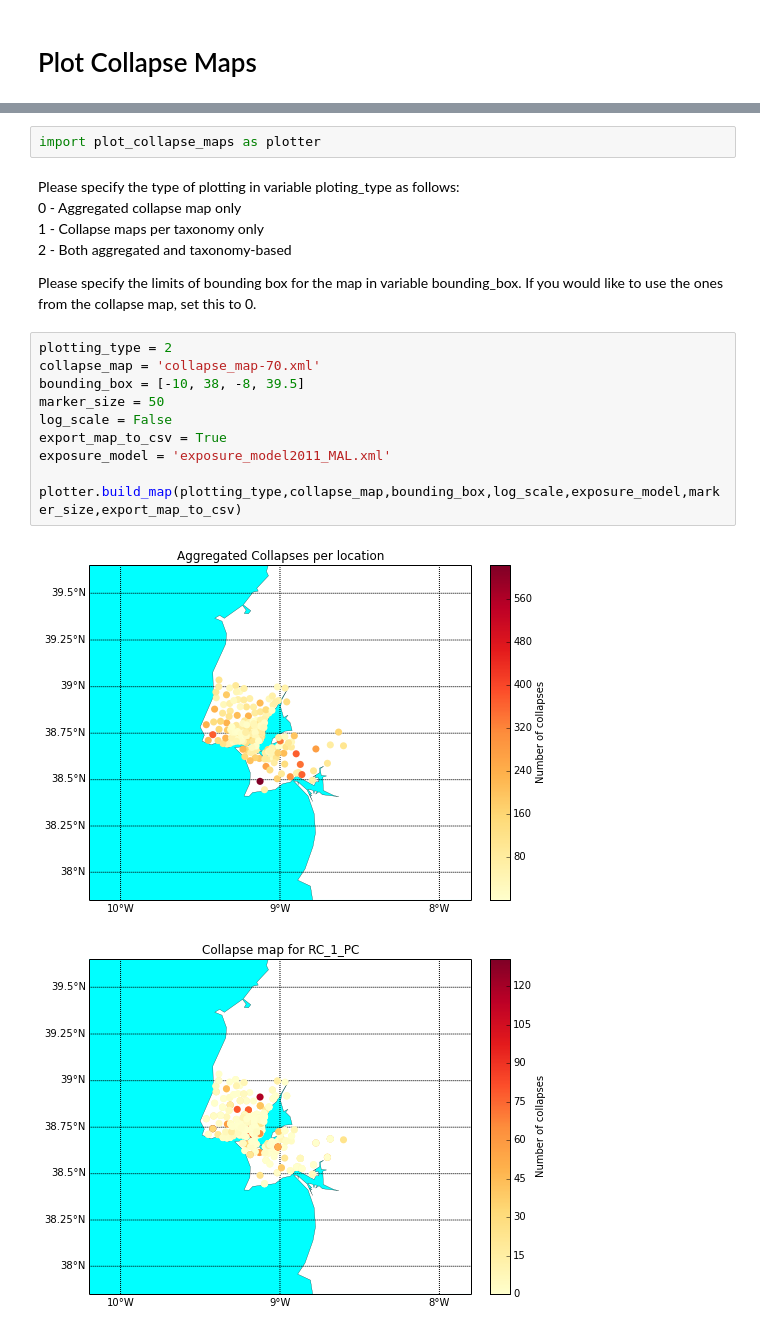
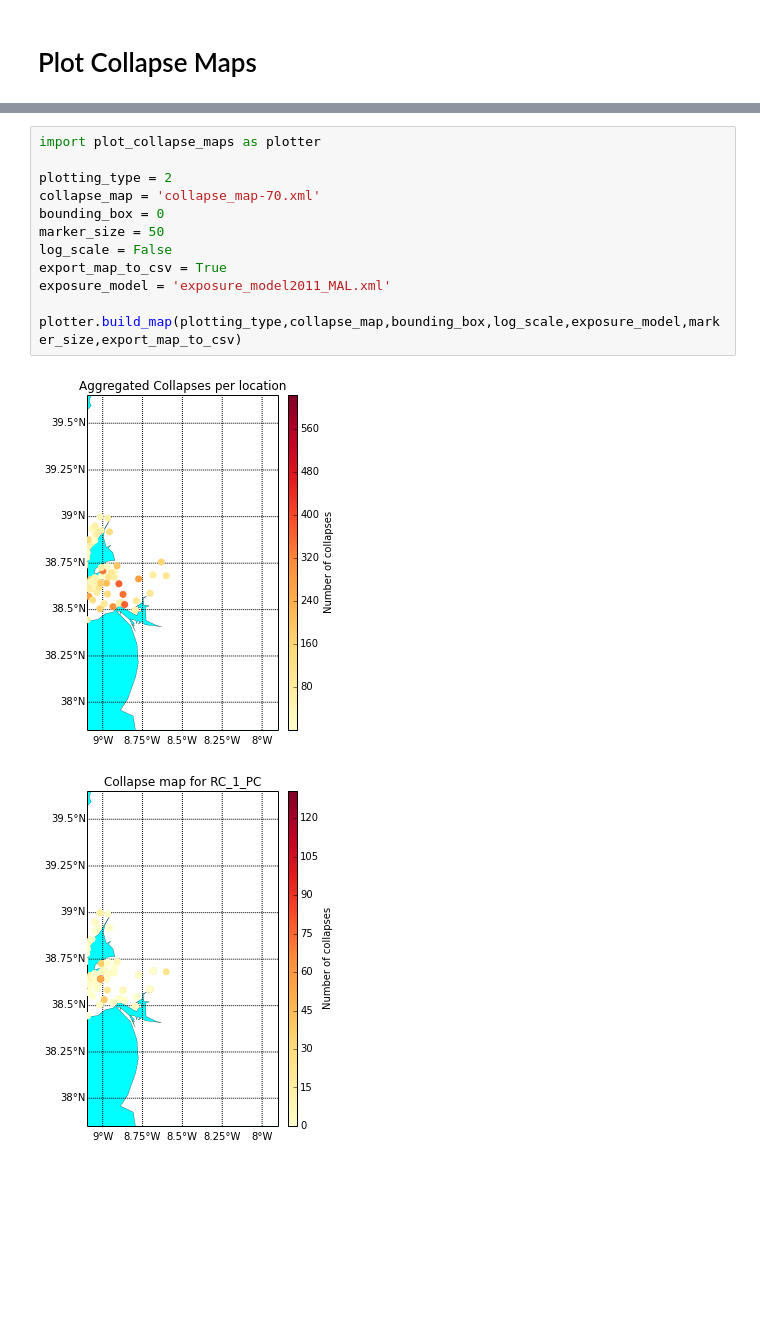
Before and after one commit to ccasotto/RMTK-backup, a Jupyter notebook: rmtk/plotting/collapse_maps/plot_collapse_maps.ipynb, the cells around one changed output, grey strips where cells are left out. Drawn from its saved outputs; the diff is of its cells as text; blank space fills up the shorter version.

```diff
--- a/rmtk/plotting/collapse_maps/plot_collapse_maps.ipynb
+++ b/rmtk/plotting/collapse_maps/plot_collapse_maps.ipynb
@@ -5,22 +13,15 @@ This IPython scripts allows users to plot risk maps from scenario or probabilist
-# %%
-import plot_collapse_maps as plotter
-# %% [markdown]
-Please specify the type of plotting in variable ploting_type as follows:  <br />
-0 - Aggregated collapse map only <br />
-1 - Collapse maps per taxonomy only <br />
-2 - Both aggregated and taxonomy-based <br />
-
-Please specify the limits of bounding box for the map in variable bounding_box. If you would like to use the ones from the collapse map, set this to 0.
 # %%
+import plot_collapse_maps as plotter
+
 plotting_type = 2
 collapse_map = 'collapse_map-70.xml'
-bounding_box = [-10, 38, -8, 39.5]
+bounding_box = 0
 marker_size = 50
 log_scale = False
 export_map_to_csv = True
 exposure_model = 'exposure_model2011_MAL.xml'
 
 plotter.build_map(plotting_type,collapse_map,bounding_box,log_scale,exposure_model,marker_size,export_map_to_csv)
 # %% [output]
-[figure, old version]
+[figure, new version]
-[figure, old version]
+[figure, new version]
```
Also changed, not shown: parts of 2 cells of this notebook, 44 other files.
